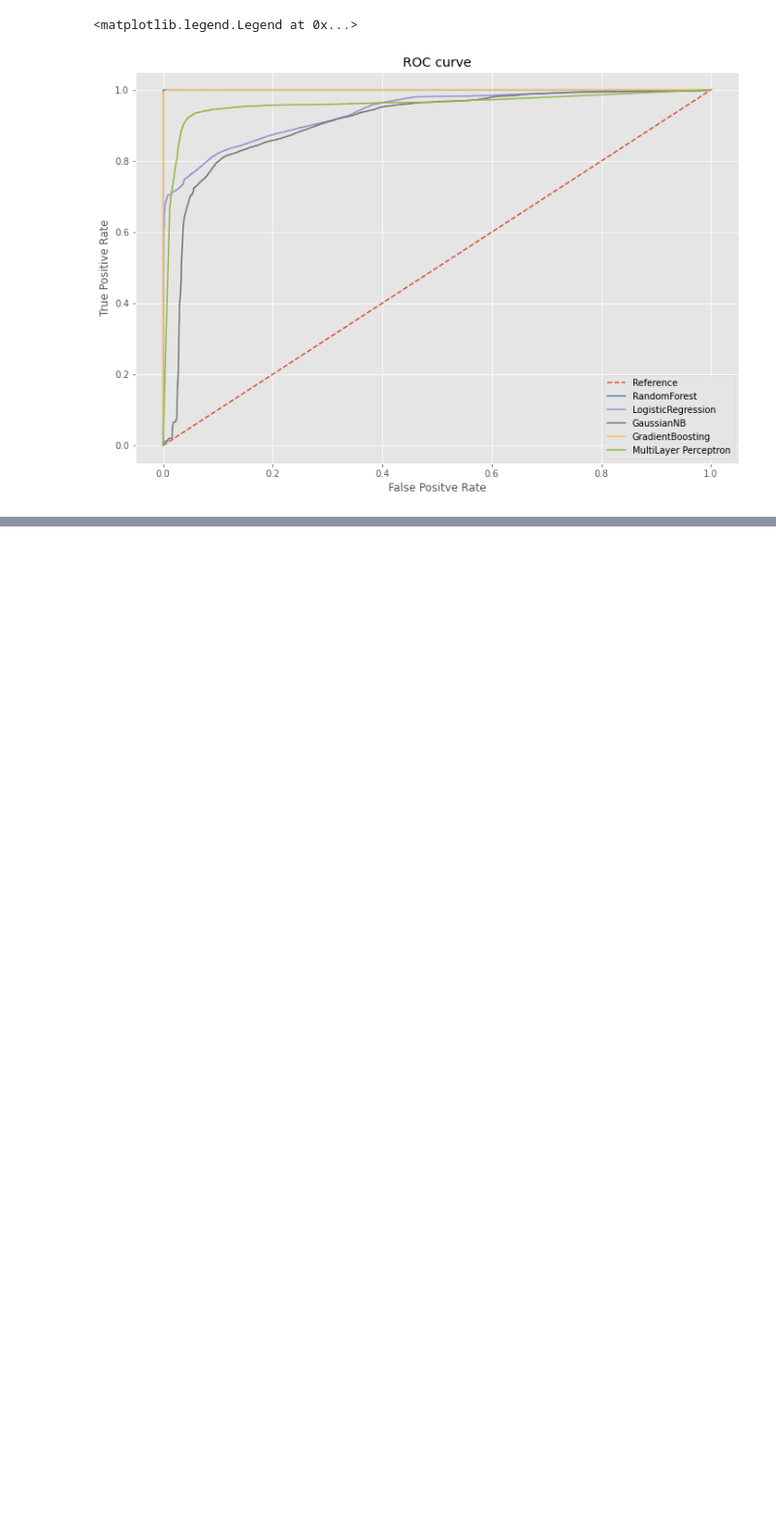
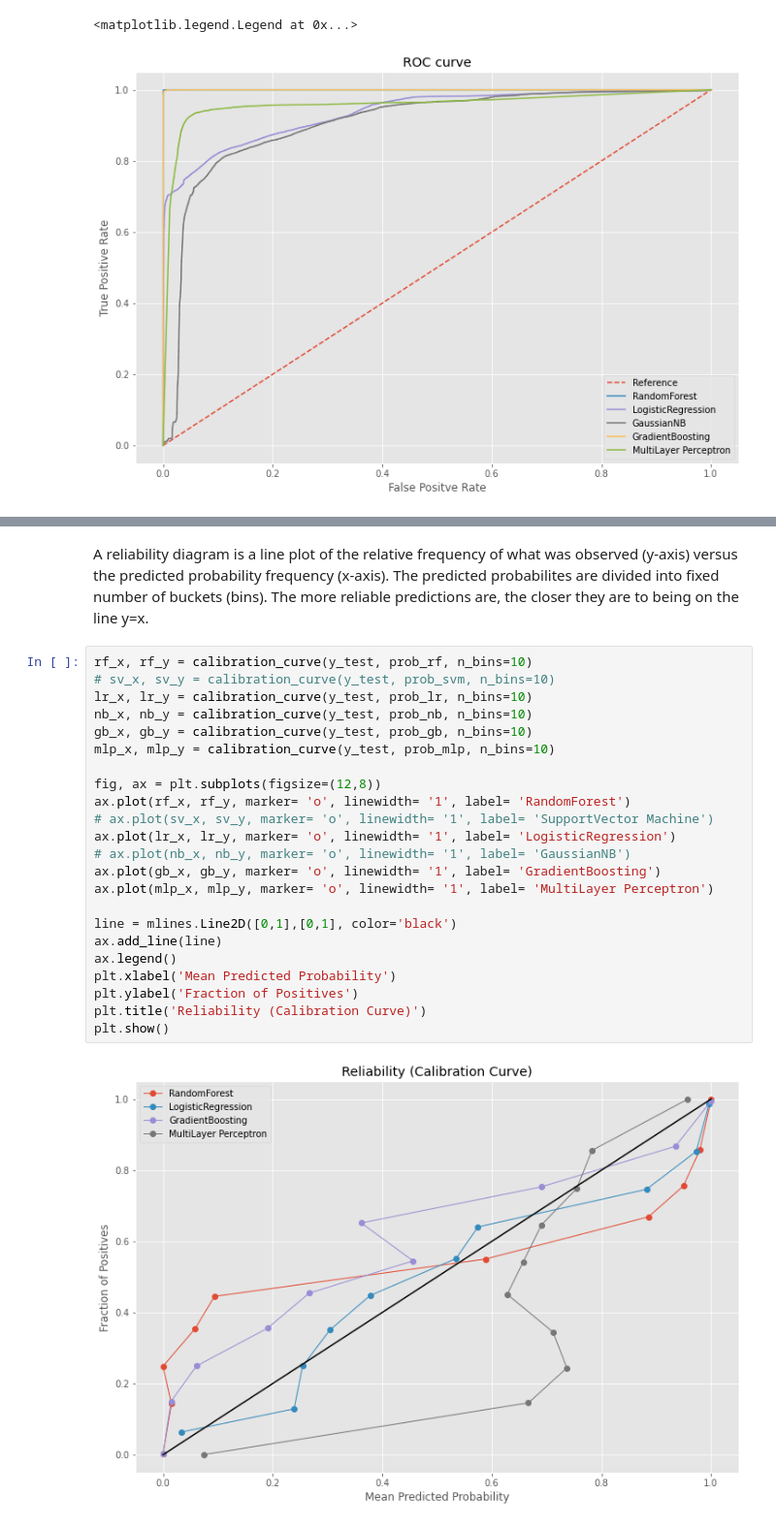
Before and after one commit to jboyce95/network-security, a Jupyter notebook: ML_Network-Security.ipynb, the cells around one changed output, grey strips where cells are left out. Shown at 97% size. Cells and saved outputs as stored; diff of their text form; blank space fills up the shorter version.

```diff
--- a/ML_Network-Security.ipynb
+++ b/ML_Network-Security.ipynb
@@ -746,0 +771,27 @@ MultiLayer Perceptron AUC:  0.957698217514592
+# %% [markdown]
+A reliability diagram is a line plot of the relative frequency of what was observed (y-axis) versus the predicted probability frequency (x-axis). The predicted probabilites are divided into fixed number of buckets (bins). The more reliable predictions are, the closer they are to being on the line y=x.
+# %%
+rf_x, rf_y = calibration_curve(y_test, prob_rf, n_bins=10)
+# sv_x, sv_y = calibration_curve(y_test, prob_svm, n_bins=10)
+lr_x, lr_y = calibration_curve(y_test, prob_lr, n_bins=10)
+nb_x, nb_y = calibration_curve(y_test, prob_nb, n_bins=10)
+gb_x, gb_y = calibration_curve(y_test, prob_gb, n_bins=10)
+mlp_x, mlp_y = calibration_curve(y_test, prob_mlp, n_bins=10)
+
+fig, ax = plt.subplots(figsize=(12,8))
+ax.plot(rf_x, rf_y, marker= 'o', linewidth= '1', label= 'RandomForest')
+# ax.plot(sv_x, sv_y, marker= 'o', linewidth= '1', label= 'SupportVector Machine')
+ax.plot(lr_x, lr_y, marker= 'o', linewidth= '1', label= 'LogisticRegression')
+# ax.plot(nb_x, nb_y, marker= 'o', linewidth= '1', label= 'GaussianNB')
+ax.plot(gb_x, gb_y, marker= 'o', linewidth= '1', label= 'GradientBoosting')
+ax.plot(mlp_x, mlp_y, marker= 'o', linewidth= '1', label= 'MultiLayer Perceptron')
+
+line = mlines.Line2D([0,1],[0,1], color='black')
+ax.add_line(line)
+ax.legend()
+plt.xlabel('Mean Predicted Probability')
+plt.ylabel('Fraction of Positives')
+plt.title('Reliability (Calibration Curve)')
+plt.show()
+# %% [output]
+[figure, added]
```
Also changed, not shown: parts of 30 cells of this notebook.
